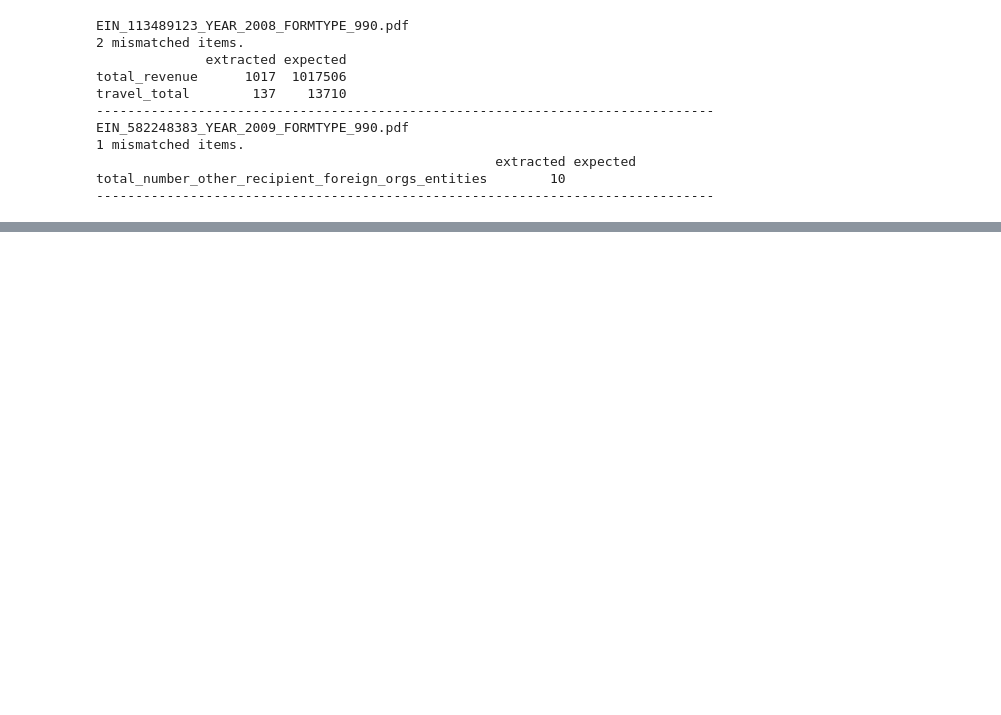
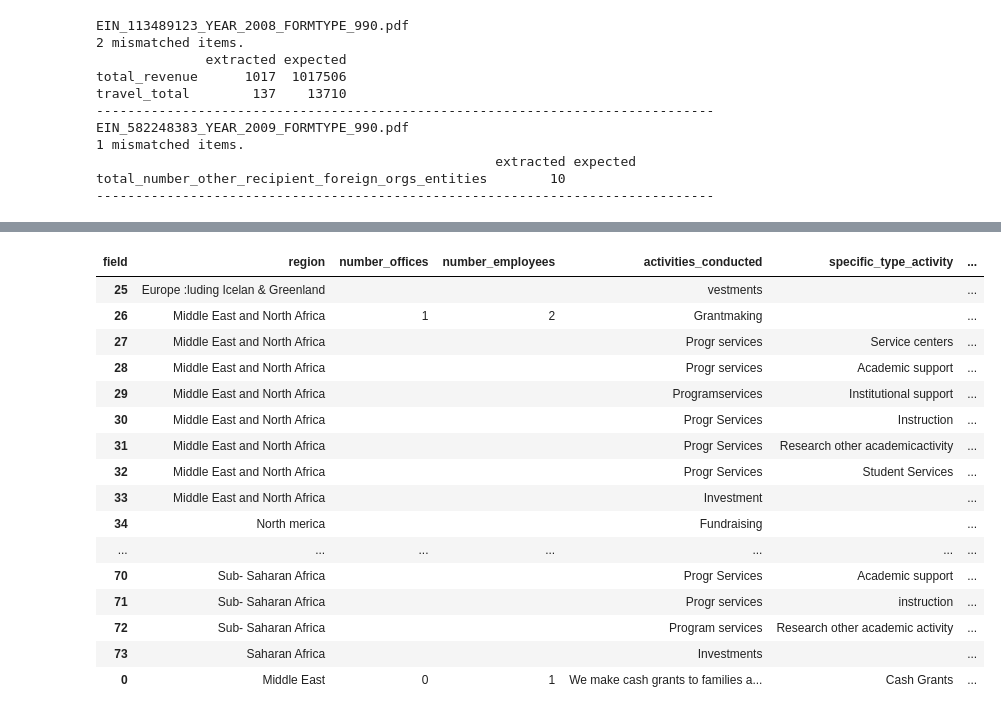
Before and after one commit to ethanscorey/parse_990_textract, a Jupyter notebook: debug_notebook.ipynb, the cells around one changed output, grey strips where cells are left out. Saved outputs shown, nothing was run; the diff lists cells and outputs as text; code cells hidden in the pictures; blank space fills up the shorter version.

```diff
--- a/debug_notebook.ipynb
+++ b/debug_notebook.ipynb
@@ -247,2 +236,20 @@ pd.concat(schedule_f_part_i_rows).head(50)[
 # %%
-pd.concat(schedule_f_part_i_rows).tail(50)
+VALIDATE_TOP and pd.concat(schedule_f_part_i_rows).tail(50)
+# %% [output]
+| field | region | number_offices | number_employees | activities_conducted | specific_type_activity | ... |
+| 25 | Europe :luding Icelan & Greenland |  |  | vestments |  | ... |
+| 26 | Middle East and North Africa | 1 | 2 | Grantmaking |  | ... |
+| 27 | Middle East and North Africa |  |  | Progr services | Service centers | ... |
+| 28 | Middle East and North Africa |  |  | Progr services | Academic support | ... |
+| 29 | Middle East and North Africa |  |  | Programservices | Institutional support | ... |
+| 30 | Middle East and North Africa |  |  | Progr Services | Instruction | ... |
+| 31 | Middle East and North Africa |  |  | Progr Services | Research other academicactivity | ... |
+| 32 | Middle East and North Africa |  |  | Progr Services | Student Services | ... |
+| 33 | Middle East and North Africa |  |  | Investment |  | ... |
+| 34 | North merica |  |  | Fundraising |  | ... |
+| ... | ... | ... | ... | ... | ... | ... |
+| 70 | Sub- Saharan Africa |  |  | Progr Services | Academic support | ... |
+| 71 | Sub- Saharan Africa |  |  | Progr services | instruction | ... |
+| 72 | Sub- Saharan Africa |  |  | Program services | Research other academic activity | ... |
+| 73 | Saharan Africa |  |  | Investments |  | ... |
+| 0 | Middle East | 0 | 1 | We make cash grants to families a... | Cash Grants | ... |
```
Also changed, not shown: parts of 97 cells of this notebook, 4 other files.
